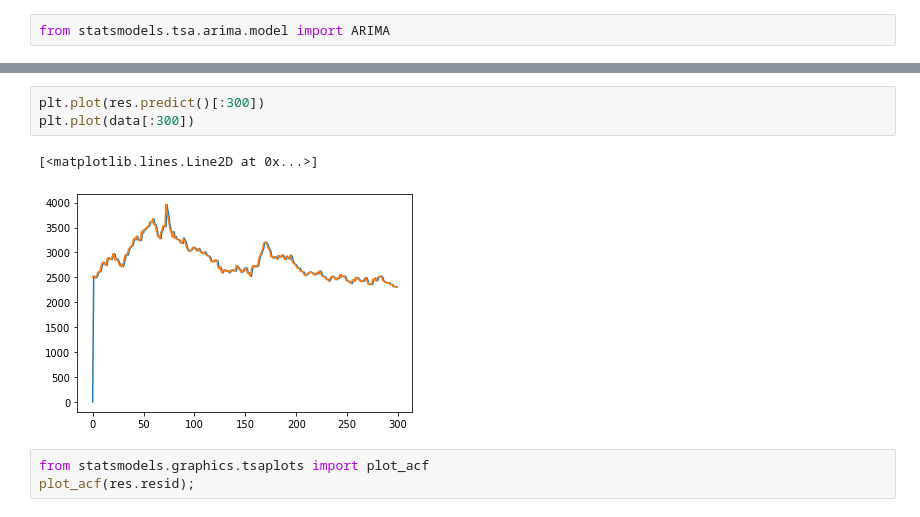
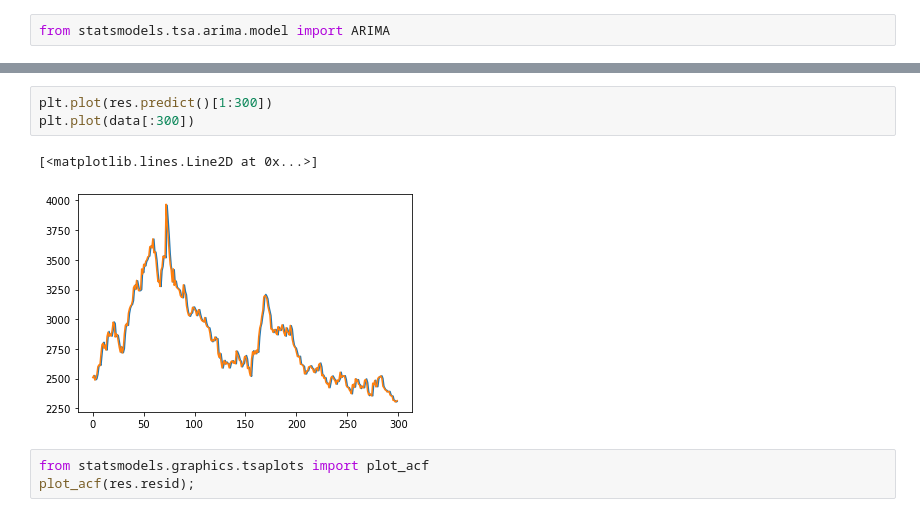
Before and after one commit to y-akbal/Tedu_Time_Series, a Jupyter notebook: W6/W6P4.ipynb, the cells around one changed output, grey strips where cells are left out. Cells and saved outputs as stored; diff of their text form.

```diff
--- a/W6/W6P4.ipynb
+++ b/W6/W6P4.ipynb
@@ -114,11 +114,11 @@ SARIMAX Results
 Warnings:
 [1] Covariance matrix calculated using the outer product of gradients (complex-step).
 # %%
-plt.plot(res.predict()[:300])
+plt.plot(res.predict()[1:300])
 plt.plot(data[:300])
 # %% [output]
 [<matplotlib.lines.Line2D at 0x...>]
-[figure, old version]
+[figure, new version]
 # %%
 from statsmodels.graphics.tsaplots import plot_acf
 plot_acf(res.resid);
```
Also changed, not shown: parts of 3 cells of this notebook, 2 other files.
